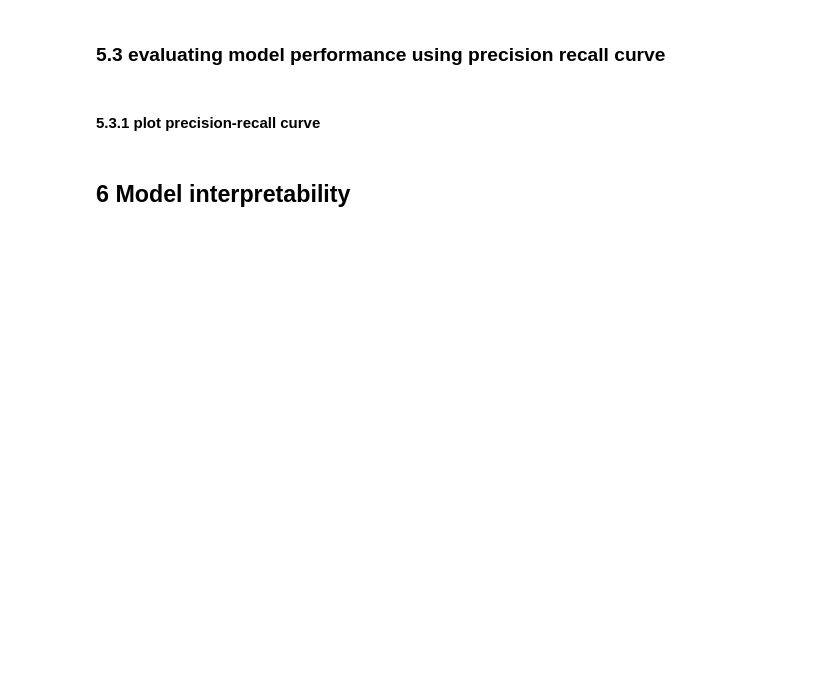
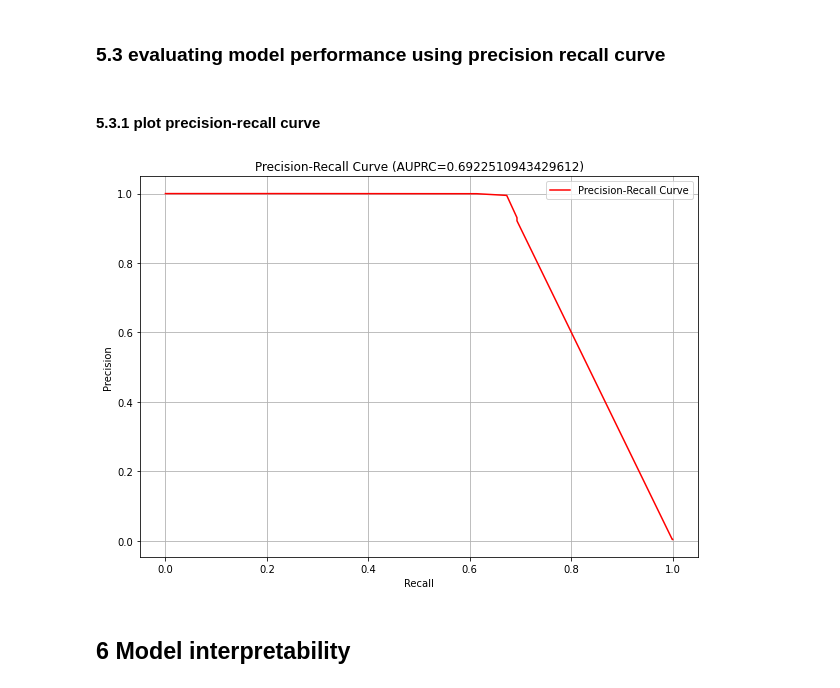
Before and after one commit to arj7192/fight_fraud_with_machine_learning, a Jupyter notebook: Chapter07/online_transaction_fraud_detection.ipynb, the cells around one changed output. Saved outputs shown, nothing was run; the diff lists cells and outputs as text; code cells hidden in the pictures; blank space fills up the shorter version.

```diff
--- a/Chapter07/online_transaction_fraud_detection.ipynb
+++ b/Chapter07/online_transaction_fraud_detection.ipynb
@@ -230,0 +179,2 @@ columns_to_select = sorted(["amount", "oldbalanceOrg", "newbalanceOrig", "oldbal
+# %%
+columns_to_select = sorted(["amount", "oldbalanceOrg", "newbalanceOrig", "oldbalanceDest", "newbalanceDest", "CASH_IN", "CASH_OUT", "DEBIT", "PAYMENT", "TRANSFER"])
@@ -253,30 +203,34 @@ y_train.mean(), y_test.mean()
 # %% [markdown]
 ### 5.2 training decision tree model using random hyperparameter search with time-series splits-based k-fold cross validation
 # %%
-start = time.time()
-
-# Set the parameters to search over
-param_dist = {'max_depth': randint(1, 5),
-              'class_weight': [None, 'balanced', {0: 1, 1: 2}, {0: 1, 1: 5}, {0: 1, 1: 10}]}
-
 # Create a Decision Tree model
 dt = DecisionTreeClassifier(random_state=42)
 
-# Define the time series cross-validation strategy
-tscv = TimeSeriesSplit(n_splits=3)
+param_dist = {'max_depth': randint(1, 5),
+                  'class_weight': [None, 'balanced', {0: 1, 1: 2}, {0: 1, 1: 5}, {0: 1, 1: 10}]}
 
-# Run randomized search
-rand_search = RandomizedSearchCV(dt, param_distributions=param_dist, n_iter=3, cv=tscv, random_state=42, scoring="average_precision")
+def train_model(model, param_dist):
+    start = time.time()
 
-# Fit the randomized search to the training data
-rand_search.fit(X_train, y_train)
+    # Define the time series cross-validation strategy
+    tscv = TimeSeriesSplit(n_splits=3)
 
-# Print the best hyperparameters
-print('Best hyperparameters:', rand_search.best_params_)
+    # Run randomized search
+    rand_search = RandomizedSearchCV(model, param_distributions=param_dist, n_iter=3, cv=tscv, random_state=42, scoring="average_precision")
 
-# return the trained model
-model = rand_search.best_estimator_
+    # Fit the randomized search to the training data
+    rand_search.fit(X_train, y_train)
 
-print(time.time()-start)
+    # Print the best hyperparameters
+    print('Best hyperparameters:', rand_search.best_params_)
+
+    # return the trained model
+    model = rand_search.best_estimator_
+
+    print(time.time()-start)
+
+    return model
+
+model = train_model(dt, param_dist)
 # %% [output]
 Best hyperparameters: {'class_weight': {0: 1, 1: 2}, 'max_depth': 4}
@@ -286,16 +240,19 @@ Best hyperparameters: {'class_weight': {0: 1, 1: 2}, 'max_depth': 4}
 # %% [markdown]
 #### 5.3.1 plot precision-recall curve
 # %%
+plt.figure(figsize=(10,7))
 y_pred_prob = model.predict_proba(X_test)
 # Compute precision and recall
 precision, recall, thresholds = precision_recall_curve(y_test, y_pred_prob[:,1])
 auprc = average_precision_score(y_test, y_pred_prob[:,1])
 # Plot precision-recall curve
-plt.plot(recall, precision, label='Precision-Recall Curve')
+plt.plot(recall, precision, label='Precision-Recall Curve', color='r')
 plt.xlabel('Recall')
 plt.ylabel('Precision')
-plt.title(f'Precision-Recall Curve (AUPRC)={auprc}')
+plt.title(f'Precision-Recall Curve (AUPRC={auprc})')
 plt.legend()
 plt.grid(True)
+# %% [output]
+[figure, added]
 # %% [markdown]
 ## 6 Model interpretability
```
Also changed, not shown: parts of 100 cells of this notebook, 3 other files.
